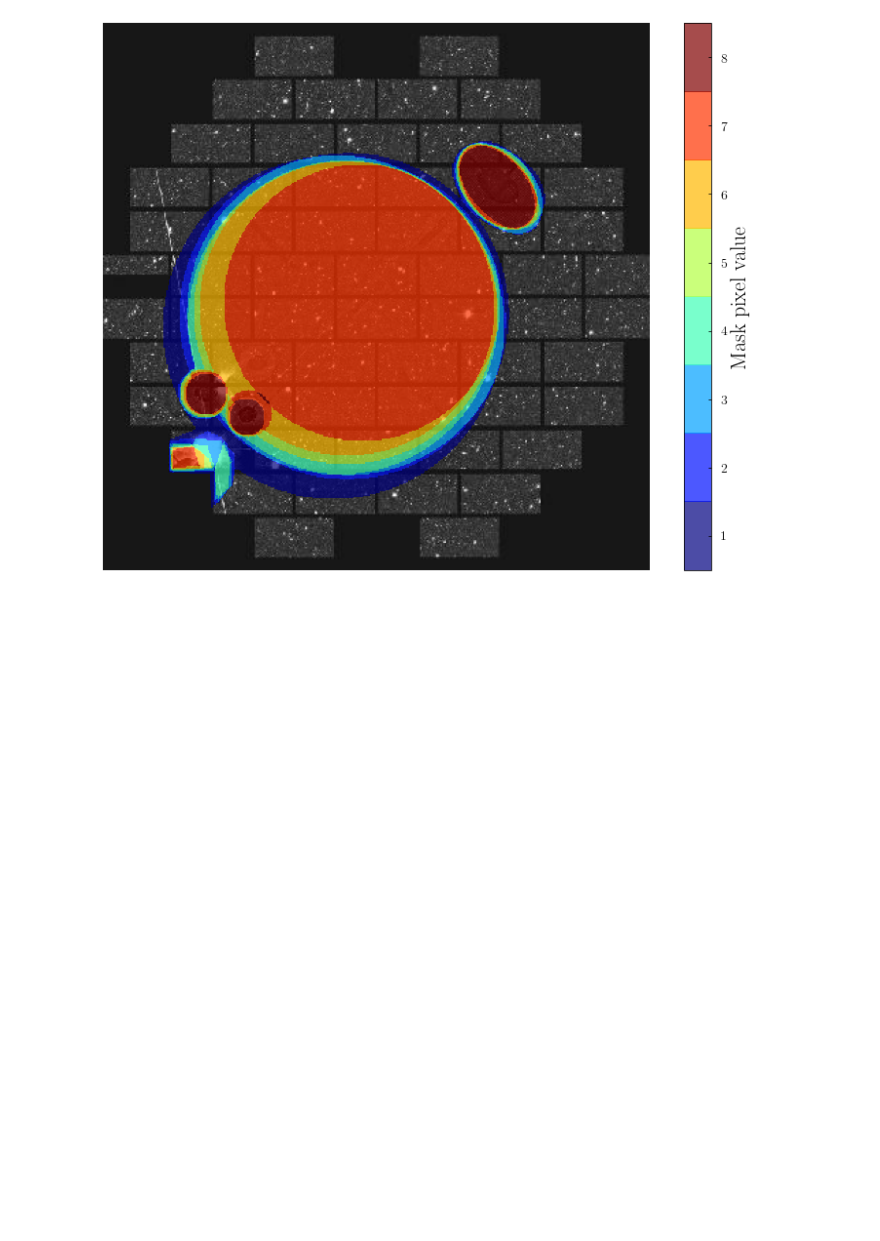
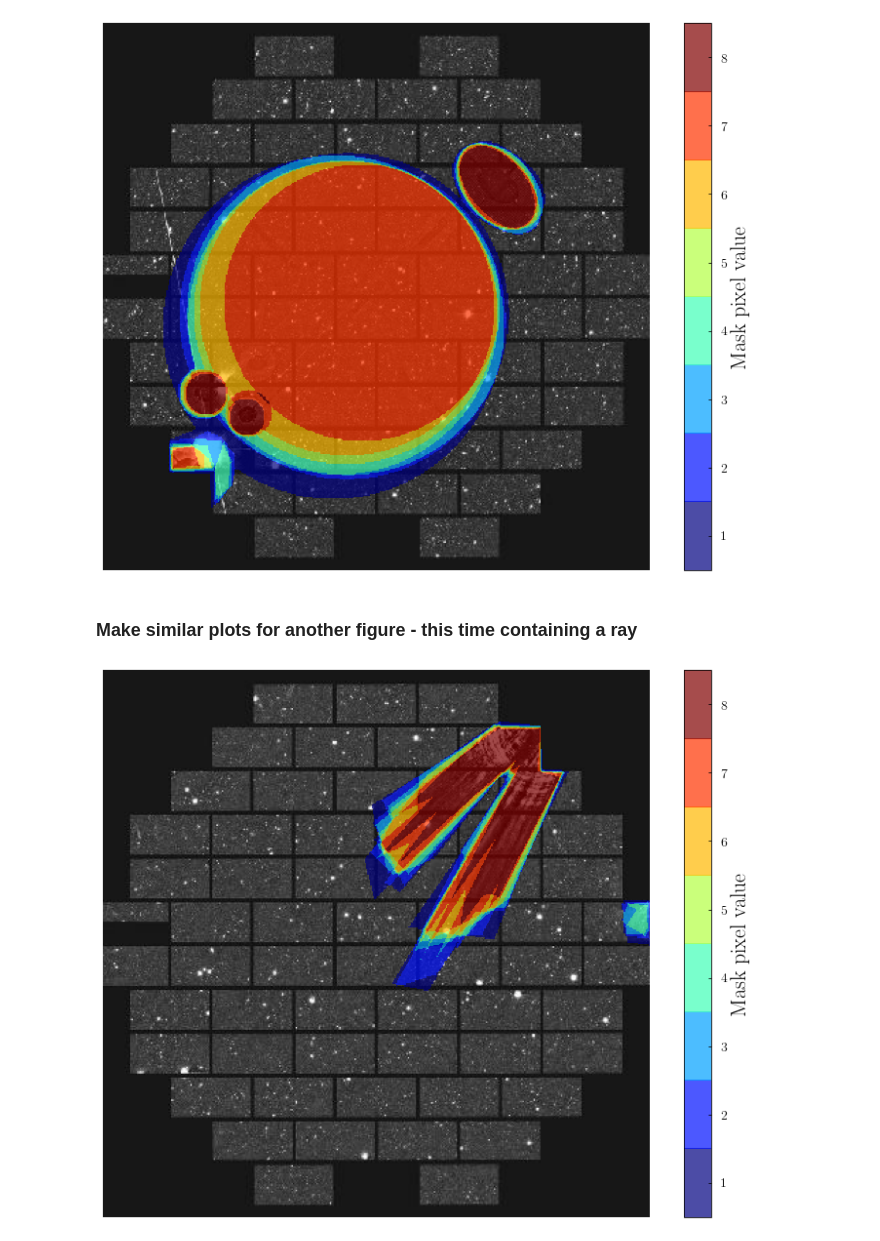
Before and after one commit to dtanoglidis/DeepGhostBusters, a Jupyter notebook: Annotators_Comparison.ipynb, the cells around one changed output. Cells and saved outputs as stored; diff of their text form; code cells hidden in the pictures; blank space fills up the shorter version.

```diff
--- a/Annotators_Comparison.ipynb
+++ b/Annotators_Comparison.ipynb
@@ -370,3 +370,39 @@ plt.savefig('Any_ghost.pdf')
 plt.show()
 # %% [output]
 [figure]
+# %% [markdown]
+### Make similar plots for another figure - this time containing a ray
+# %%
+i = 39
+img_annotations = annotations[i]
+# Get filename
+filename = img_annotations['filename']
+# Get image
+image = Image.open(filename)
+# %%
+X_mask_rays = ma.masked_where(X_rays_tot[i,:,:]<1, X_rays_tot[i,:,:])
+X_mask_bright = ma.masked_where(X_bright_tot[i,:,:]<1, X_bright_tot[i,:,:])
+X_mask_faint = ma.masked_where(X_faint_tot[i,:,:]<1, X_faint_tot[i,:,:])
+X_mask_any = ma.masked_where(X_any_tot[i,:,:]<1, X_any_tot[i,:,:])
+# %%
+plt.figure(figsize=(10, 10))
+
+cmap_jet = plt.cm.jet
+# define the bins and normalize
+bounds = np.linspace(0.5, 8.5, 9)
+norm = mpl.colors.BoundaryNorm(bounds, cmap_aut.N)
+
+plt.imshow(image,cmap='gray')
+plt.imshow(X_mask_rays,cmap=cmap_jet, norm=norm,alpha=0.7)
+
+cbar = plt.colorbar(ticks=[1,2,3,4,5,6,7,8],shrink=0.80)
+cbar.set_label('Mask pixel value', fontsize=22)
+cbar.ax.set_yticklabels([1,2,3,4,5,6,7,8], fontsize=14)
+
+
+plt.axis('off')
+plt.tight_layout()
+plt.savefig('Overlap_rays.pdf')
+plt.show()
+# %% [output]
+[figure, added]
```
Also changed, not shown: parts of 1 cell of this notebook.
